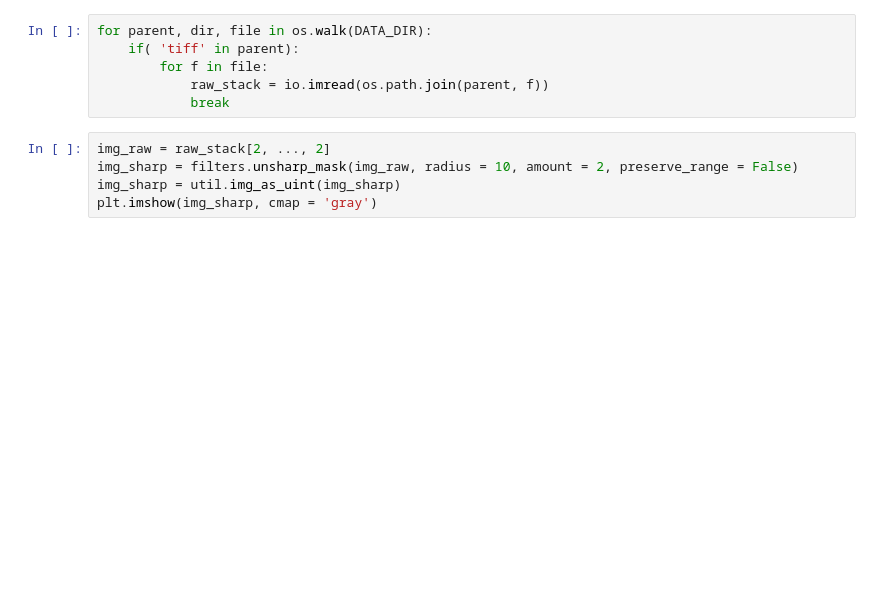
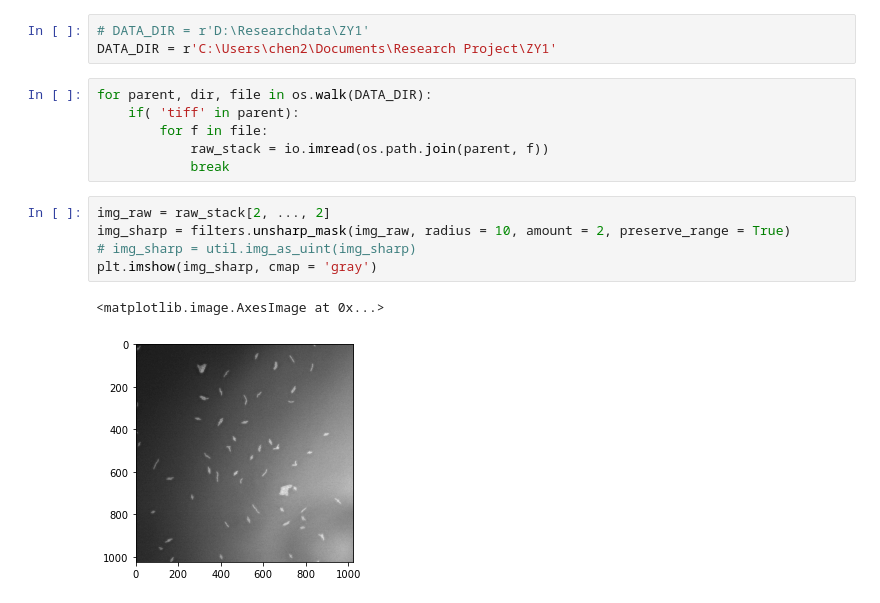
Before and after one commit to ZiyangCh3n/Pilus_Sensing, a Jupyter notebook: test.ipynb, the cells around one changed output. Cells and saved outputs as stored; diff of their text form; blank space fills up the shorter version.

```diff
--- a/test.ipynb
+++ b/test.ipynb
@@ -8,3 +6,6 @@ DATA_DIR = r'D:\Researchdata\ZY1'
+# %%
+# DATA_DIR = r'D:\Researchdata\ZY1'
+DATA_DIR = r'C:\Users\chen2\Documents\Research Project\ZY1'
 # %%
 for parent, dir, file in os.walk(DATA_DIR):
     if( 'tiff' in parent):
@@ -13,9 +14,12 @@ for parent, dir, file in os.walk(DATA_DIR):
             break
 # %%
 img_raw = raw_stack[2, ..., 2]
-img_sharp = filters.unsharp_mask(img_raw, radius = 10, amount = 2, preserve_range = False)
-img_sharp = util.img_as_uint(img_sharp)
+img_sharp = filters.unsharp_mask(img_raw, radius = 10, amount = 2, preserve_range = True)
+# img_sharp = util.img_as_uint(img_sharp)
 plt.imshow(img_sharp, cmap = 'gray')
+# %% [output]
+<matplotlib.image.AxesImage at 0x...>
+[figure, added]
 # %%
 background = restoration.rolling_ball(img_sharp, radius = 50)
 plt.imshow(background, cmap = 'gray')
```
Also changed, not shown: parts of 12 cells of this notebook, 2 other files.
